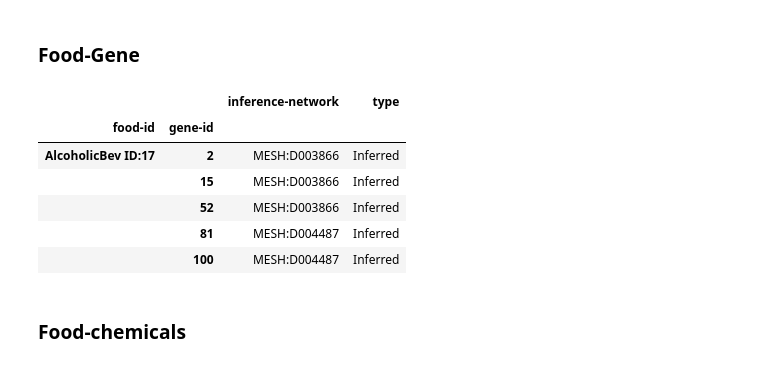
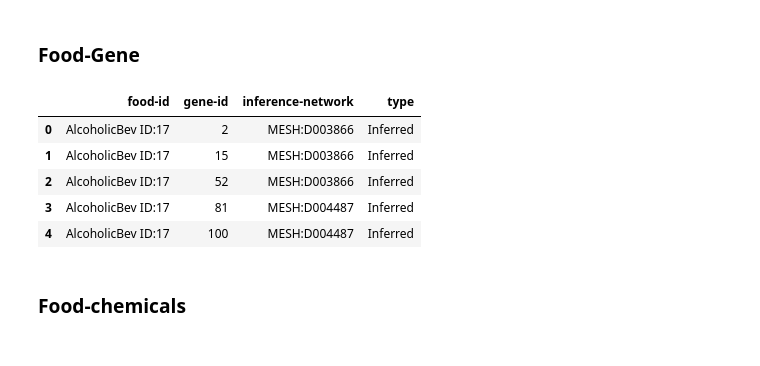
Before and after one commit to cosylabiiit/Dietrx, a Jupyter notebook: notebooks/Load Data Final.ipynb, the cells around one changed output. Drawn from its saved outputs; the diff is of its cells as text; code cells hidden in the pictures.

```diff
--- a/notebooks/Load Data Final.ipynb
+++ b/notebooks/Load Data Final.ipynb
@@ -235,18 +248,18 @@ food_gene = fd.merge(gd, on='disease-id').drop(['pmid', 'association', 'source']
 # %%
 food_gene = food_gene.drop_duplicates(subset=['food-id', 'gene-id', 'disease-id']).\
     groupby(['food-id', 'gene-id']).agg({
     'disease-id': lambda s: '|'.join(s)
 })
 
 food_gene['type'] = 'Inferred'
 food_gene.rename(columns={'disease-id': 'inference-network'}, inplace=True)
 
-food_gene.head()
+df = food_gene.reset_index()
+df.head()
 # %% [output]
-|  |  | inference-network | type |
-| food-id | gene-id |  |  |
-| AlcoholicBev ID:17 | 2 | MESH:D003866 | Inferred |
-|  | 15 | MESH:D003866 | Inferred |
-|  | 52 | MESH:D003866 | Inferred |
-|  | 81 | MESH:D004487 | Inferred |
-|  | 100 | MESH:D004487 | Inferred |
+|  | food-id | gene-id | inference-network | type |
+| 0 | AlcoholicBev ID:17 | 2 | MESH:D003866 | Inferred |
+| 1 | AlcoholicBev ID:17 | 15 | MESH:D003866 | Inferred |
+| 2 | AlcoholicBev ID:17 | 52 | MESH:D003866 | Inferred |
+| 3 | AlcoholicBev ID:17 | 81 | MESH:D004487 | Inferred |
+| 4 | AlcoholicBev ID:17 | 100 | MESH:D004487 | Inferred |
```
Also changed, not shown: parts of 14 cells of this notebook, 8 other files.
